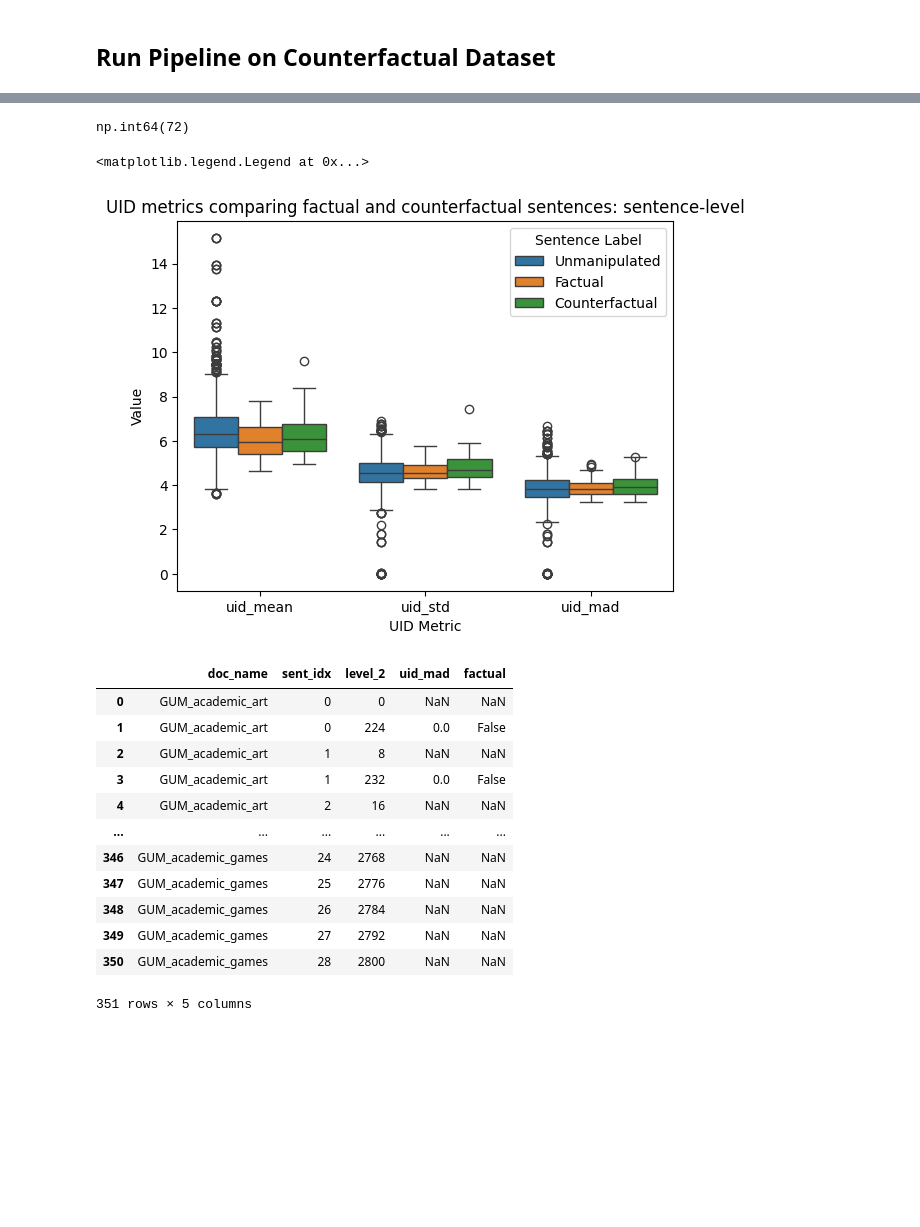
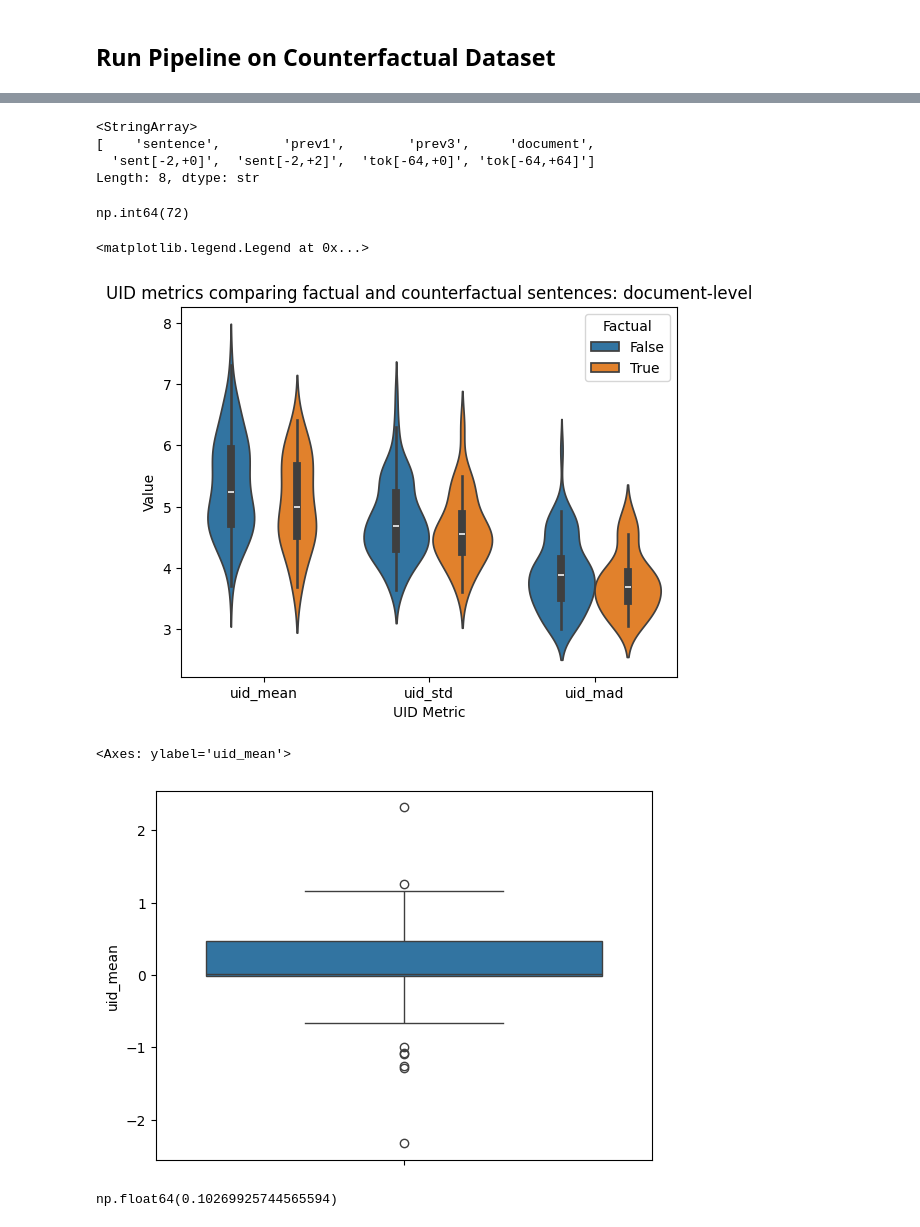
Before and after one commit to NolanChai/active-passive-alternations, a Jupyter notebook: UID.ipynb, the cells around one changed output, grey strips where cells are left out. Drawn from its saved outputs; the diff is of its cells as text; code cells hidden in the pictures; blank space fills up the shorter version.

```diff
--- a/UID.ipynb
+++ b/UID.ipynb
@@ -307,3 +301,5 @@ Token indices sequence length is longer than the specified maximum sequence leng
+# %%
+uid_df = pd.read_csv("passives_uid_calcs.csv")
 # %%
 uid_df.to_csv("passives_uid_calcs.csv")
 # %%
@@ -313,10 +309,18 @@ passive_lookup = uid_df.groupby('doc_name').apply(lambda group: group['pass_idx'
 uid_df['passive'] = uid_df.apply(lambda row: row['sent_idx'] in passive_lookup[row['doc_name']], axis=1)
 uid_df['factual'] = ~((uid_df['factual'] == 'cf')
                       & (uid_df['passive']))
+# %%
+uid_df['context'].unique()
+# %% [output]
+<StringArray>
+[    'sentence',        'prev1',        'prev3',     'document',
+  'sent[-2,+0]',  'sent[-2,+2]',  'tok[-64,+0]', 'tok[-64,+64]']
+Length: 8, dtype: str
 # %%
-context_lvl = 'sentence'
+context_lvl = 'document'
 passive_cf_comparison = uid_df[
        (uid_df['context'] == context_lvl)
+       & (uid_df['passive'])
        ]
 passive_cf_comparison['pass_cf'] = (passive_cf_comparison['passive'] & ~passive_cf_comparison['factual'])
 passive_cf_comparison['sentence_label'] = passive_cf_comparison.apply(
@@ -329,32 +333,26 @@ passive_cf_comparison['sentence_label'] = passive_cf_comparison.apply(
 np.int64(72)
 # %%
 fig, ax = plt.subplots()
-sns.boxplot(data=passive_cf_comparison.melt(
-       id_vars=['sentence_label'],
+sns.violinplot(data=passive_cf_comparison.melt(
+       id_vars=['factual'],
        value_vars=['uid_mean', 'uid_std', 'uid_mad'],
        var_name='UID Metric',
        value_name='Value'
        ),
-        hue='sentence_label', y='Value', x='UID Metric', ax=ax)
+        hue='factual', y='Value', x='UID Metric', ax=ax)
 plt.title(f"UID metrics comparing factual and counterfactual sentences: {context_lvl}-level")
 handles, labels = ax.get_legend_handles_labels()
-plt.legend(title="Sentence Label")
+plt.legend(title="Factual")
 # %% [output]
 <matplotlib.legend.Legend at 0x...>
-[figure, old version]
+[figure, new version]
 # %%
-passive_cf_comparison.groupby(['doc_name', 'sent_idx'])[['uid_mad', 'factual']].apply(lambda g: g.diff()).reset_index()
+deltas = passive_cf_comparison.groupby(['doc_name', 'sent_idx'])[['uid_mean', 'factual']].apply(lambda g: g.diff()).reset_index()
+sns.boxplot(deltas[deltas['uid_mean'].notna()]['uid_mean'])
 # %% [output]
-|  | doc_name | sent_idx | level_2 | uid_mad | factual |
-| 0 | GUM_academic_art | 0 | 0 | NaN | NaN |
-| 1 | GUM_academic_art | 0 | 224 | 0.0 | False |
-| 2 | GUM_academic_art | 1 | 8 | NaN | NaN |
-| 3 | GUM_academic_art | 1 | 232 | 0.0 | False |
-| 4 | GUM_academic_art | 2 | 16 | NaN | NaN |
-| ... | ... | ... | ... | ... | ... |
-| 346 | GUM_academic_games | 24 | 2768 | NaN | NaN |
-| 347 | GUM_academic_games | 25 | 2776 | NaN | NaN |
-| 348 | GUM_academic_games | 26 | 2784 | NaN | NaN |
-| 349 | GUM_academic_games | 27 | 2792 | NaN | NaN |
-| 350 | GUM_academic_games | 28 | 2800 | NaN | NaN |
-351 rows × 5 columns
+<Axes: ylabel='uid_mean'>
+[figure, added]
+# %%
+deltas['uid_mean'].mean()
+# %% [output]
+np.float64(0.10269925744565594)
```
Also changed, not shown: parts of 2 cells of this notebook, 2 other files.
